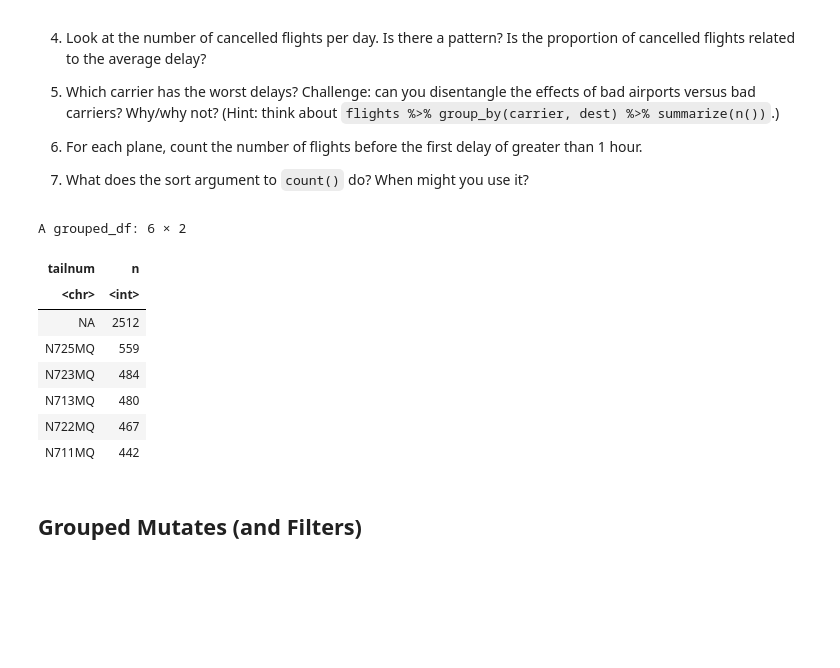
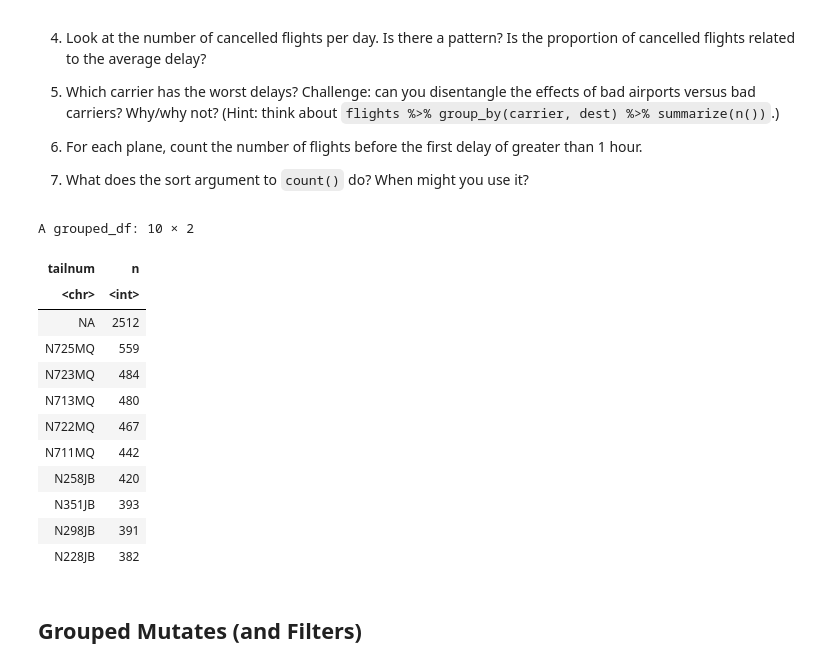
Before and after one commit to alexander-matsievsky/books-and-courses, a Jupyter notebook: r4ds/Part I. Explore/Chapter 3. Data Transformation with dplyr.ipynb, the cells around one changed output. Cells and saved outputs as stored; diff of their text form; code cells hidden in the pictures; blank space fills up the shorter version.

```diff
--- a/r4ds/Part I. Explore/Chapter 3. Data Transformation with dplyr.ipynb
+++ b/r4ds/Part I. Explore/Chapter 3. Data Transformation with dplyr.ipynb
@@ -258,11 +258,11 @@ ASOS download from Iowa Environmental Mesonet, https://mesonet.agron.iastate.edu
 [Package nycflights13 version 1.0.1 ]
 # %%
 flights_utc <- bind_cols(
-  select(flights, -matches("year|month|day|hour|minute|dep_time|arr_time|origin|dest")),
+  select(nycflights13::flights, -matches("year|month|day|hour|minute|dep_time|arr_time|origin|dest")),
 
   left_join(
-    select(flights, matches("year|month|day|dep_time|origin")),
-    select(airports, matches("faa|name|tzone")),
+    select(nycflights13::flights, matches("year|month|day|dep_time|origin")),
+    select(nycflights13::airports, matches("faa|name|tzone")),
     by = c("origin" = "faa")
   ) %>% transmute(
     dep_time = with_tz(make_datetime(year, month, day, dep_time %/% 100, dep_time %% 100, tz = tzone), "UTC"),
@@ -272,8 +272,8 @@ flights_utc <- bind_cols(
   ),
 
   left_join(
-    select(flights, matches("year|month|day|arr_time|dest")),
-    select(airports, matches("faa|name|tzone")),
+    select(nycflights13::flights, matches("year|month|day|arr_time|dest")),
+    select(nycflights13::airports, matches("faa|name|tzone")),
     by = c("dest" = "faa")
   ) %>% transmute(
     arr_time = with_tz(make_datetime(year, month, day, arr_time %/% 100, arr_time %% 100, tz = tzone), "UTC"),
@@ -282,7 +282,7 @@ flights_utc <- bind_cols(
     sched_arr_time = with_tz(make_datetime(year, month, day, sched_arr_time %/% 100, sched_arr_time %% 100, tz = tzone), "UTC"),
   )
 ) %>%
-  left_join(select(airlines, carrier, carrier_name = name), by = "carrier") %>%
+  left_join(select(nycflights13::airlines, carrier, carrier_name = name), by = "carrier") %>%
   select(sort(colnames(.)))
 head(flights_utc)
 # %% [output]
@@ -1333,21 +1342,25 @@ flights_utc %>%
 # %%
 # 6.
 flights_utc %>%
   group_by(tailnum) %>%
   count(z = cumsum(dminutes(coalesce(dep_delay, 0)) > dhours()) == 0) %>%
   select(-z) %>%
   arrange(desc(n)) %>%
-  head()
+  head(10)
 # %% [output]
-A grouped_df: 6 × 2
+A grouped_df: 10 × 2
 | tailnum | n |
 | <chr> | <int> |
 | NA | 2512 |
 | N725MQ | 559 |
 | N723MQ | 484 |
 | N713MQ | 480 |
 | N722MQ | 467 |
 | N711MQ | 442 |
+| N258JB | 420 |
+| N351JB | 393 |
+| N298JB | 391 |
+| N228JB | 382 |
 # %% [markdown]
 ## Grouped Mutates (and Filters)
 # %%
```
Also changed, not shown: parts of 16 cells of this notebook, 5 other files.
